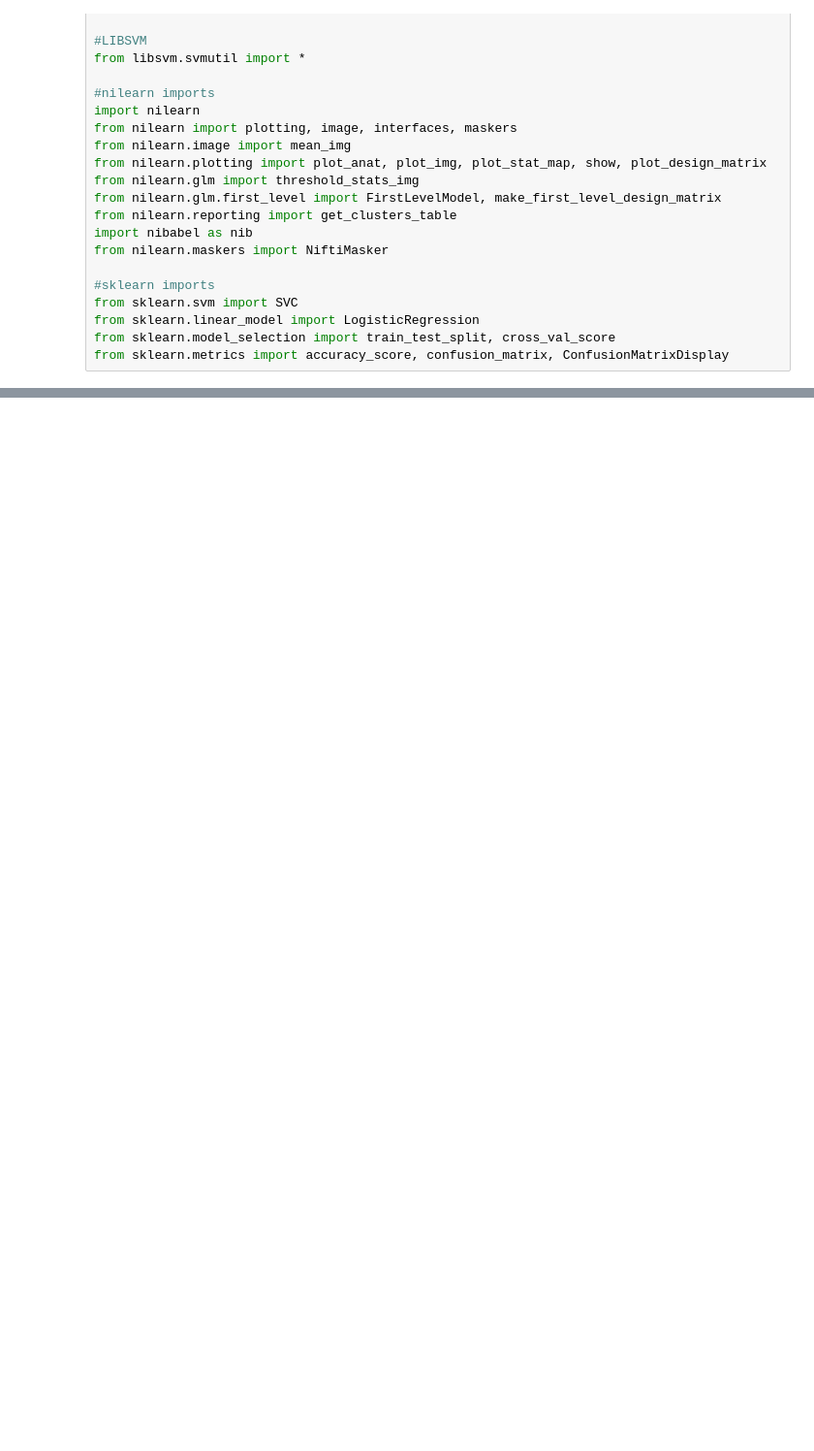
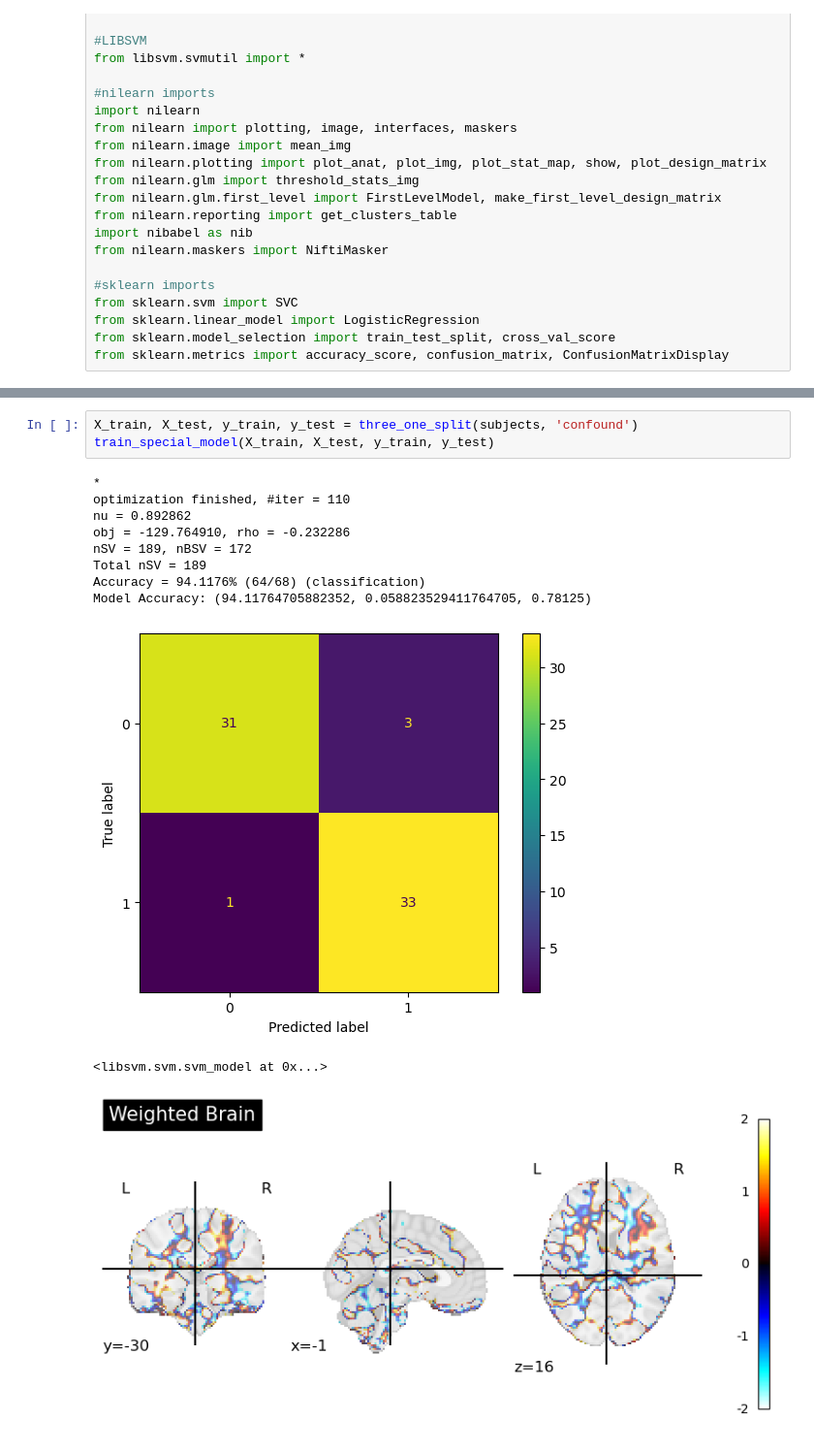
Before and after one commit to yunchen-hung/fmriWorkingMemoryProject, a Jupyter notebook: SVM/svm.ipynb, the cells around one changed output, grey strips where cells are left out. Shown: that part at 97% size. Drawn from its saved outputs; the diff is of its cells as text; blank space fills up the shorter version.

```diff
--- a/SVM/svm.ipynb
+++ b/SVM/svm.ipynb
@@ -153,0 +273,15 @@ help(svm_train)
+# %%
+X_train, X_test, y_train, y_test = three_one_split(subjects, 'confound')
+train_special_model(X_train, X_test, y_train, y_test)
+# %% [output]
+*
+optimization finished, #iter = 110
+nu = 0.892862
+obj = -129.764910, rho = -0.232286
+nSV = 189, nBSV = 172
+Total nSV = 189
+Accuracy = 94.1176% (64/68) (classification)
+Model Accuracy: (94.11764705882352, 0.058823529411764705, 0.78125)
+[figure, added]
+<libsvm.svm.svm_model at 0x...>
+[figure, added]
```
Also changed, not shown: parts of 10 cells of this notebook, 3 other files.
